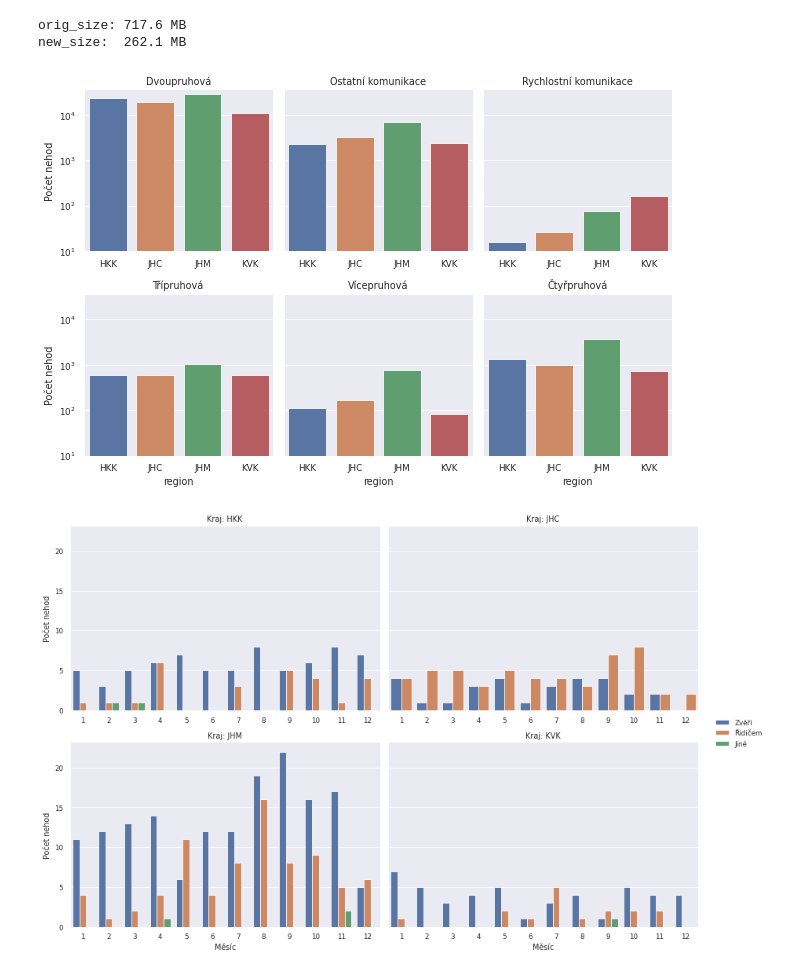
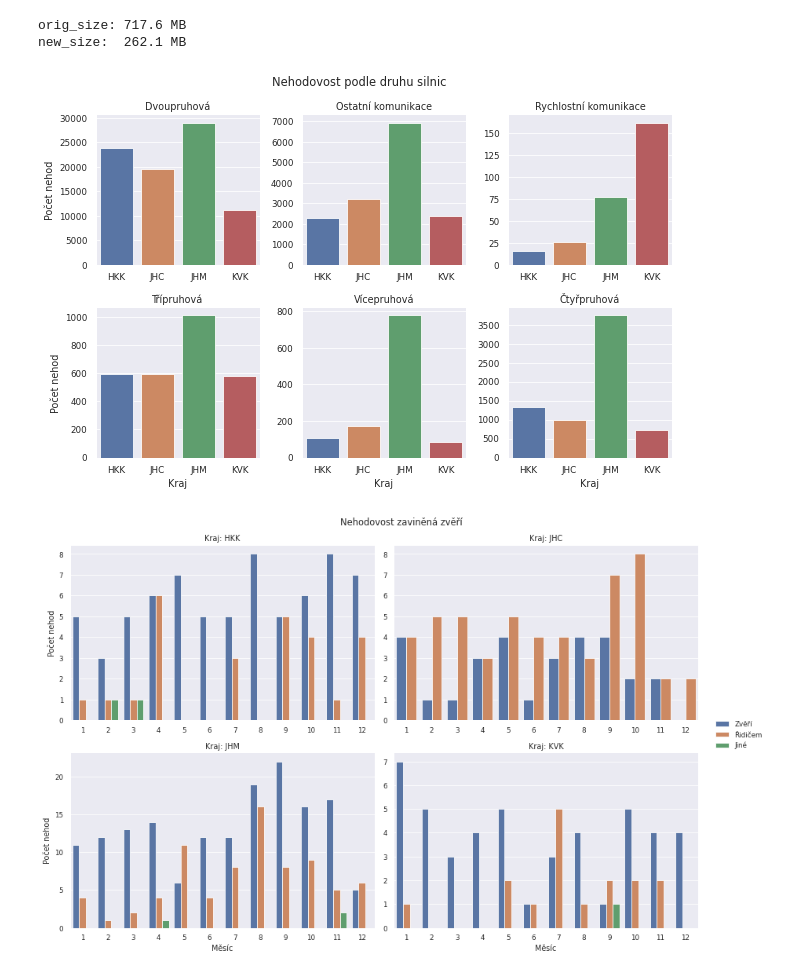
Before and after one commit to laDok8/izv, a Jupyter notebook: analysis.ipynb, the cells around one changed output. Saved outputs shown, nothing was run; the diff lists cells and outputs as text; code cells hidden in the pictures.

```diff
--- a/analysis.ipynb
+++ b/analysis.ipynb
@@ -17,24 +20,31 @@ def _download_accidents(url: str = "http://ehw.fit.vutbr.cz/izv/accidents.pkl.gz
 
 _download_accidents()
 # %%
-def get_dataframe(filename: str, verbose: bool = False) -> pd.DataFrame:
+def get_dataframe(filename: str = "accidents.pkl.gz", verbose: bool = False) -> pd.DataFrame:
+    """
+    Get data from compressed fie
+    :param filename: name of file
+    :param verbose: show file sizes before/after optimization
+    """
     df = pd.read_pickle(filename)
     if verbose:
-        mem = df.memory_usage(deep=True).sum() / (1024**2)
+        mem = df.memory_usage(deep=True).sum() / (1024 ** 2)
         print(f"orig_size: {mem:.1f} MB")
 
     convertable = ["p36", "p37", "weekday(p2a)", "p2b", "p6", "p7", "p8", "p9", "p10", "p11", "p12", "p13a",
                    "p13b", "p13c", "p14", "p15", "p16", "p17", "p18", "p19", "p20", "p21", "p22", "p23", "p24", "p27",
                    "p28",
-                   "p34", "p35", "p39", "p44", "p45a", "p47", "p48a", "p49", "p50a", "p50b", "p51", "p52", "p53", "p55a",
-                   "p57", "p58", "a", "b", "d", "e", "f", "g", "h", "i", "j", "k", "l", "n", "o", "p", "q", "r", "s", "t",
+                   "p34", "p35", "p39", "p44", "p45a", "p47", "p48a", "p49", "p50a", "p50b", "p51", "p52", "p53",
+                   "p55a",
+                   "p57", "p58", "a", "b", "d", "e", "f", "g", "h", "i", "j", "k", "l", "n", "o", "p", "q", "r", "s",
+                   "t",
                    "p5a"]
     df['p2a'] = df['p2a'].astype('datetime64')
     df.rename(columns={'p2a': 'date'}, inplace=True)
     df[convertable] = df[convertable].astype('category')
 
     if verbose:
-        mem = df.memory_usage(deep=True).sum() / (1024**2)
+        mem = df.memory_usage(deep=True).sum() / (1024 ** 2)
         print(f"new_size:  {mem:.1f} MB")
     return df
 df = get_dataframe("accidents.pkl.gz", verbose=True)
@@ -42,73 +52,86 @@ df = get_dataframe("accidents.pkl.gz", verbose=True)
 orig_size: 717.6 MB
 new_size:  262.1 MB
 # %%
-# Ukol 2: počty nehod v jednotlivých regionech podle druhu silnic
 def plot_roadtype(df: pd.DataFrame, fig_location: str = None,
                   show_figure: bool = False):
+    """
+    Create plot of accidents in relation to road type
+    :param df: dataframe
+    :param fig_location: location to store plot
+    :param show_figure: True to show visuals
+    """
     _rename = {
         0: 'Ostatní komunikace',
         1: 'Dvoupruhová',
         2: 'Třípruhová',
         3: 'Čtyřpruhová',
         4: 'Čtyřpruhová',
         5: 'Vícepruhová',
         6: 'Rychlostní komunikace',
     }
     df['hodnota'] = 1
     # make hard copy because of changing labels
-    road_df = df.loc[:,['region', 'p21', 'hodnota']]
+    road_df = df.loc[:, ['region', 'p21', 'hodnota']]
     road_df['p21'].replace(_rename, inplace=True)
-    road_df = pd.pivot_table(road_df, columns="region", index='p21', values='hodnota', aggfunc='sum')
+    road_df.rename(columns={'region': 'Kraj'}, inplace=True)
+    road_df = pd.pivot_table(road_df, columns="Kraj", index='p21', values='hodnota', aggfunc='sum')
     road_df = road_df[['HKK', 'JHC', 'JHM', 'KVK']]
     road_df = road_df.stack().reset_index(name='Počet nehod')
 
     # graphing
     sns.set_theme()
     sns.set_context("paper")
-    fig = sns.FacetGrid(road_df, col='p21',sharex=False, sharey=True, col_wrap=3)
-    fig.map(sns.barplot, 'region', 'Počet nehod', palette="deep", order=None).set(yscale='log', ylim=(10, None))
+    fig = sns.FacetGrid(road_df, col='p21', sharex=False, sharey=False, col_wrap=3)
+    fig.map(sns.barplot, 'Kraj', 'Počet nehod', palette="deep", order=None)
     fig.set_titles('{col_name}')
+    fig.fig.suptitle('Nehodovost podle druhu silnic')
     fig.tight_layout()
 
     if fig_location:
         plt.savefig(fig_location)
 
     if show_figure:
         plt.show()
         plt.close()
 
 
 plot_roadtype(df, fig_location="01_roadtype.png", show_figure=True)
 # %% [output]
-[figure, old version]
+[figure, new version]
 # %%
-# Ukol3: zavinění zvěří
 def plot_animals(df: pd.DataFrame, fig_location: str = None,
                  show_figure: bool = False):
+    """
+    Create plot of accidents caused by animals
+    :param df: dataframe
+    :param fig_location: location to store plot
+    :param show_figure: True to show visuals
+    """
     df['hodnota'] = 1
     _rename = {
         1: 'Řidičem',
         2: 'Řidičem',
         4: 'Zvěří',
-        0: 'Jiné', 3: 'Jiné',5: 'Jiné',6: 'Jiné',7: 'Jiné',
+        0: 'Jiné', 3: 'Jiné', 5: 'Jiné', 6: 'Jiné', 7: 'Jiné',
     }
 
-    animals_df = df[df['region'].isin(['HKK', 'JHC', 'JHM', 'KVK']) & (df['p58'] == 5) ]
-    animals_df = animals_df.loc[:,['date','p10','hodnota','region']]
+    animals_df = df[df['region'].isin(['HKK', 'JHC', 'JHM', 'KVK']) & (df['p58'] == 5)]
+    animals_df = animals_df.loc[:, ['date', 'p10', 'hodnota', 'region']]
     animals_df['p10'].replace(_rename, inplace=True)
     # remove 2021
     animals_df = animals_df[animals_df['date'].dt.year != 2021]
     animals_df['month'] = animals_df['date'].dt.month
-    # agregate month&region&cause
-    animals_df = animals_df.groupby(['region','month','p10']).agg('sum').reset_index()
-    animals_df.rename(columns={'hodnota': 'Počet nehod','month': 'Měsíc'}, inplace=True)
+    # aggregate month&region&cause
+    animals_df = animals_df.groupby(['region', 'month', 'p10']).agg('sum').reset_index()
+    animals_df.rename(columns={'hodnota': 'Počet nehod', 'month': 'Měsíc'}, inplace=True)
 
     # graphing
     sns.set_theme()
     sns.set_context("paper")
-    fig = sns.FacetGrid(animals_df, col='region', sharex=False, sharey=True, col_wrap=2, height=4, aspect= 1.5)
-    fig.map_dataframe(sns.barplot, x='Měsíc', y='Počet nehod',hue='p10', palette="deep", order=None)
+    fig = sns.FacetGrid(animals_df, col='region', sharex=False, sharey=False, col_wrap=2, height=4, aspect=1.5)
+    fig.map_dataframe(sns.barplot, x='Měsíc', y='Počet nehod', hue='p10', palette="deep", order=None)
     fig.set_titles('Kraj: {col_name}')
+    fig.fig.suptitle('Nehodovost zaviněná zvěří')
     fig.add_legend()
     fig.tight_layout()
 
@@ -121,5 +144,5 @@ def plot_animals(df: pd.DataFrame, fig_location: str = None,
 
 plot_animals(df, "02_animals.png", True)
 # %% [output]
-[figure, old version]
+[figure, new version]
 # %%
```
Also changed, not shown: parts of 2 cells of this notebook, 1 other file.
